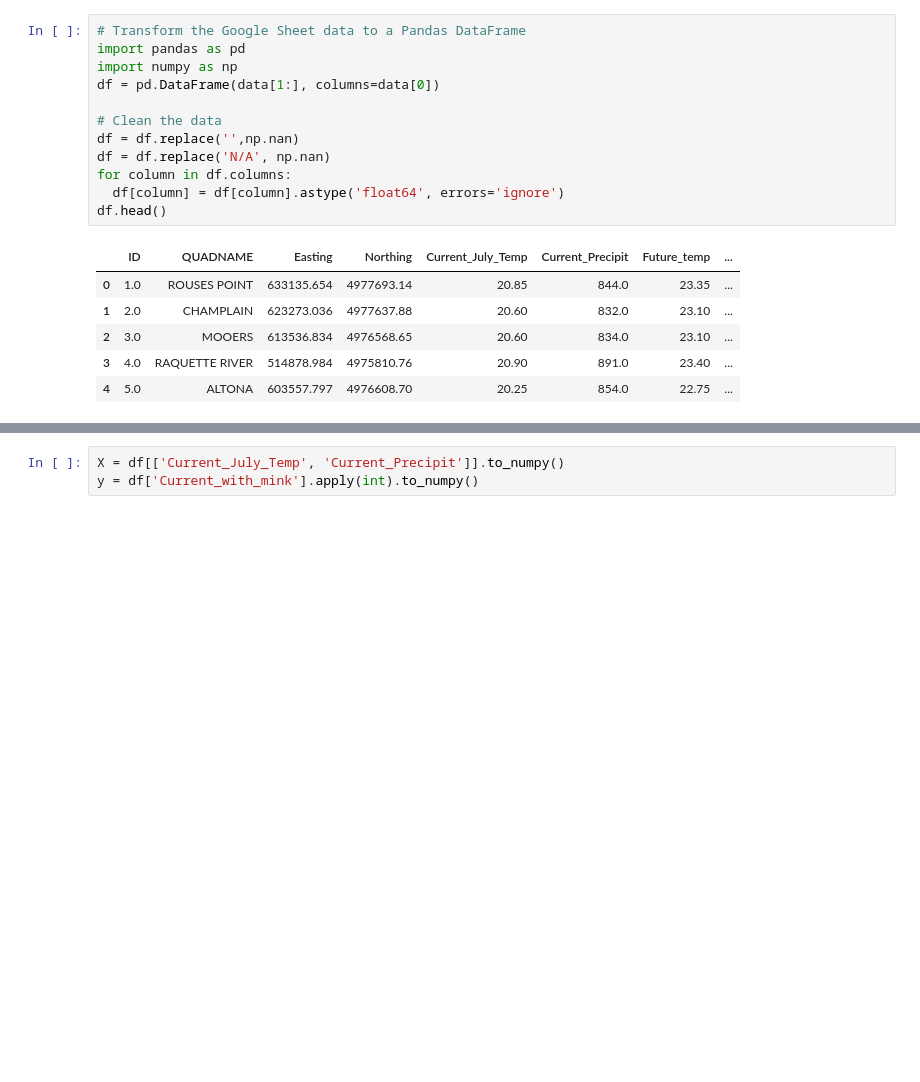
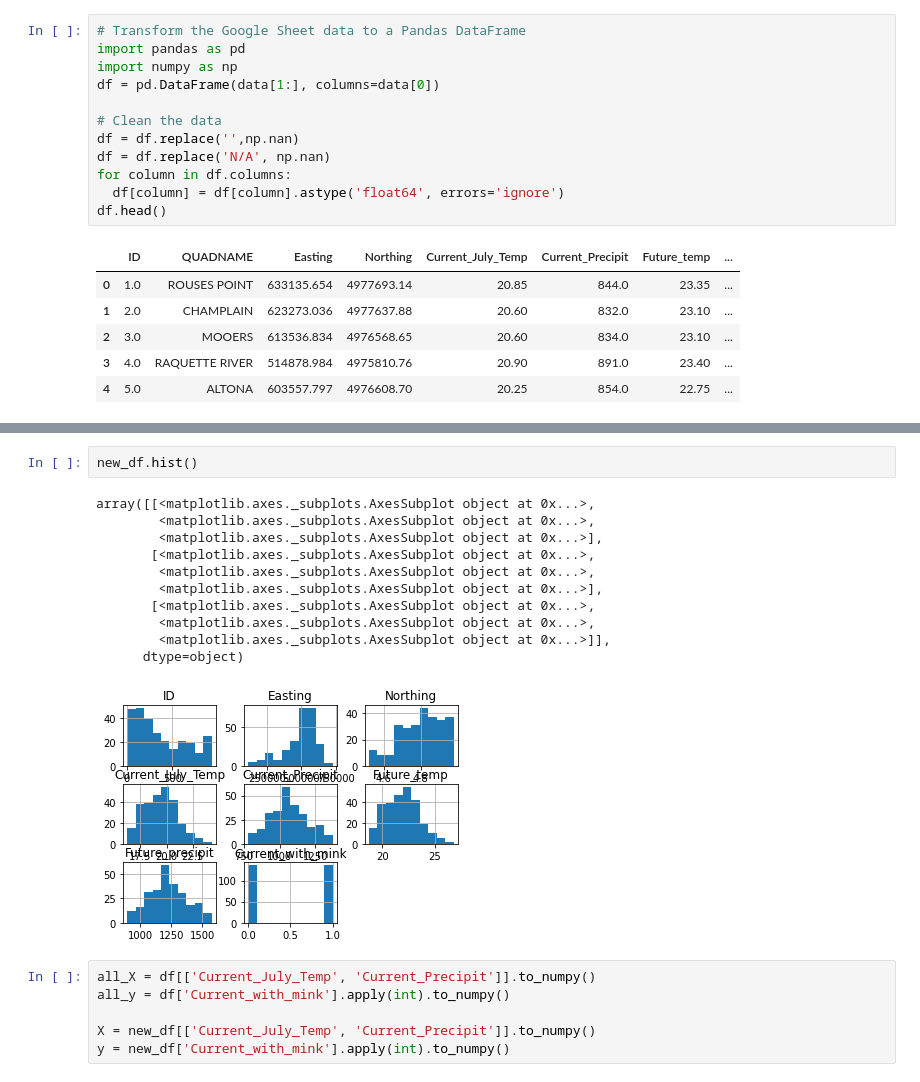
Before and after one commit to Inventrohyder/NS166_final, a Jupyter notebook: Notebook.ipynb, the cells around one changed output, grey strips where cells are left out. Cells and saved outputs as stored; diff of their text form; blank space fills up the shorter version.

```diff
--- a/Notebook.ipynb
+++ b/Notebook.ipynb
@@ -36,6 +91,23 @@ df.head()
+# %%
+new_df.hist()
+# %% [output]
+array([[<matplotlib.axes._subplots.AxesSubplot object at 0x...>,
+        <matplotlib.axes._subplots.AxesSubplot object at 0x...>,
+        <matplotlib.axes._subplots.AxesSubplot object at 0x...>],
+       [<matplotlib.axes._subplots.AxesSubplot object at 0x...>,
+        <matplotlib.axes._subplots.AxesSubplot object at 0x...>,
+        <matplotlib.axes._subplots.AxesSubplot object at 0x...>],
+       [<matplotlib.axes._subplots.AxesSubplot object at 0x...>,
+        <matplotlib.axes._subplots.AxesSubplot object at 0x...>,
+        <matplotlib.axes._subplots.AxesSubplot object at 0x...>]],
+      dtype=object)
+[figure, added]
 # %%
-X = df[['Current_July_Temp', 'Current_Precipit']].to_numpy()
-y = df['Current_with_mink'].apply(int).to_numpy()
+all_X = df[['Current_July_Temp', 'Current_Precipit']].to_numpy()
+all_y = df['Current_with_mink'].apply(int).to_numpy()
+
+X = new_df[['Current_July_Temp', 'Current_Precipit']].to_numpy()
+y = new_df['Current_with_mink'].apply(int).to_numpy()
 # %%
 print(__doc__)
 
```
Also changed, not shown: parts of 12 cells of this notebook.
